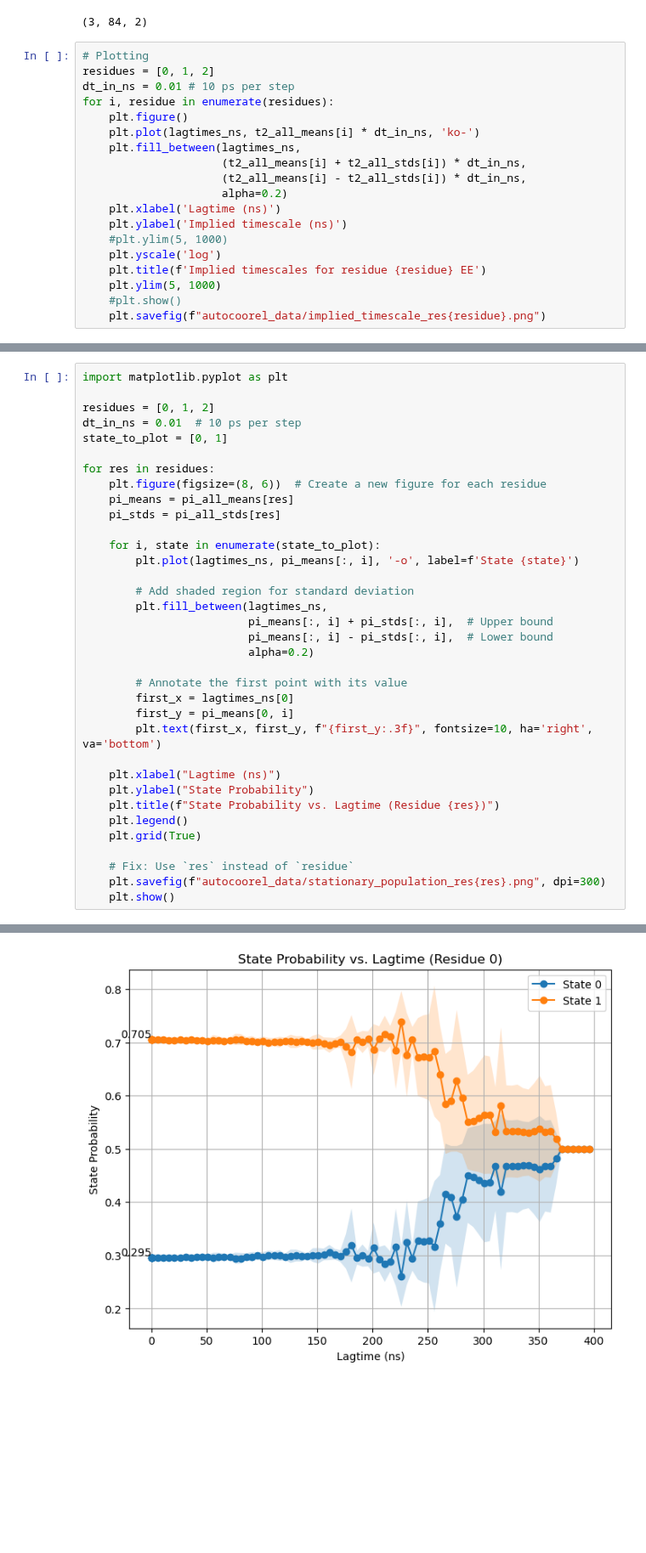
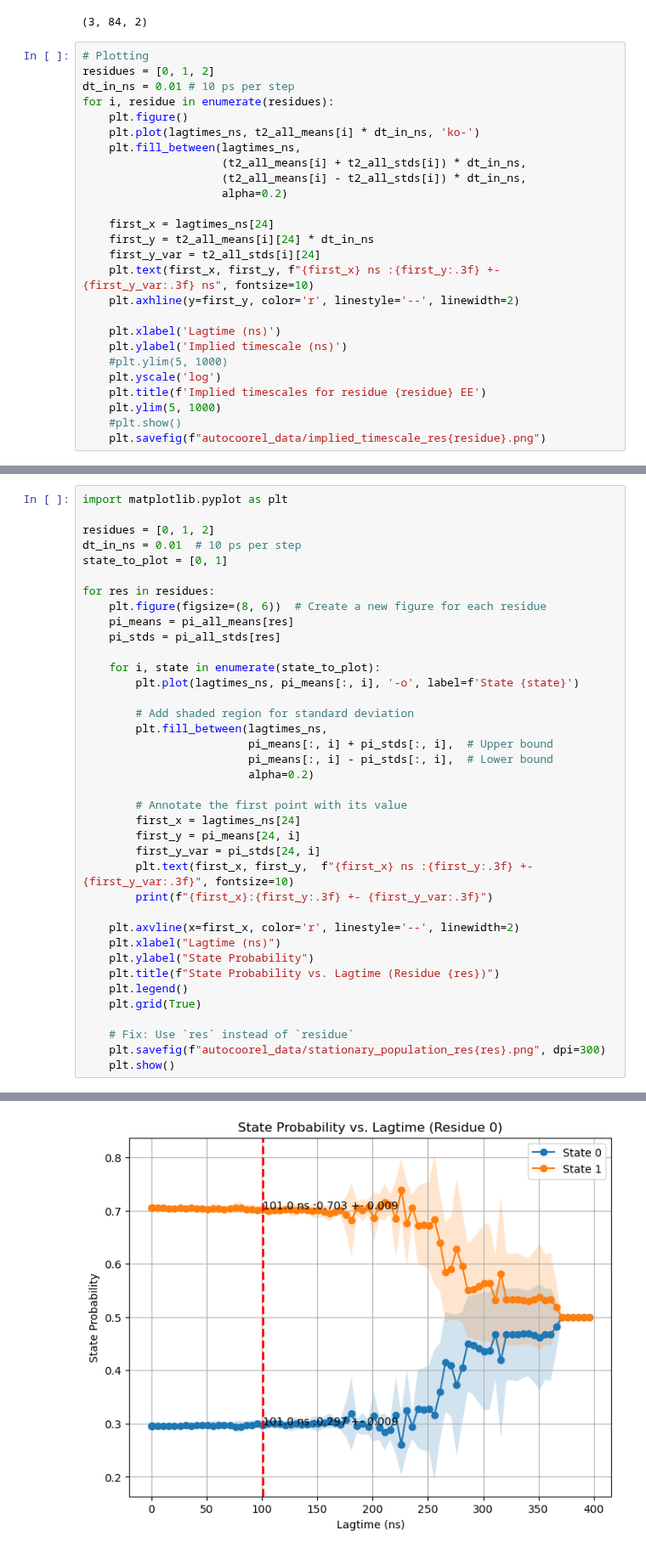
Before and after one commit to starwingc/peptoid_ESM, a Jupyter notebook: EE/analysis/implied_timescale.ipynb, the cells around one changed output, grey strips where cells are left out. Shown at 85% size. Saved outputs shown, nothing was run; the diff lists cells and outputs as text; blank space fills up the shorter version.

```diff
--- a/EE/analysis/implied_timescale.ipynb
+++ b/EE/analysis/implied_timescale.ipynb
@@ -568,6 +568,13 @@ for i, residue in enumerate(residues):
                      (t2_all_means[i] + t2_all_stds[i]) * dt_in_ns,
                      (t2_all_means[i] - t2_all_stds[i]) * dt_in_ns,
                      alpha=0.2)
+
+    first_x = lagtimes_ns[24]
+    first_y = t2_all_means[i][24] * dt_in_ns
+    first_y_var = t2_all_stds[i][24]
+    plt.text(first_x, first_y, f"{first_x} ns :{first_y:.3f} +- {first_y_var:.3f} ns", fontsize=10)
+    plt.axhline(y=first_y, color='r', linestyle='--', linewidth=2)
+
     plt.xlabel('Lagtime (ns)')
     plt.ylabel('Implied timescale (ns)')
     #plt.ylim(5, 1000)
@@ -602,10 +609,13 @@ for res in residues:
                          alpha=0.2)
 
         # Annotate the first point with its value
-        first_x = lagtimes_ns[0]
-        first_y = pi_means[0, i]
-        plt.text(first_x, first_y, f"{first_y:.3f}", fontsize=10, ha='right', va='bottom')
+        first_x = lagtimes_ns[24]
+        first_y = pi_means[24, i]
+        first_y_var = pi_stds[24, i]
+        plt.text(first_x, first_y,  f"{first_x} ns :{first_y:.3f} +- {first_y_var:.3f}", fontsize=10)
+        print(f"{first_x}:{first_y:.3f} +- {first_y_var:.3f}")
 
+    plt.axvline(x=first_x, color='r', linestyle='--', linewidth=2)
     plt.xlabel("Lagtime (ns)")
     plt.ylabel("State Probability")
     plt.title(f"State Probability vs. Lagtime (Residue {res})")
@@ -619 +631 @@ for res in residues:
-[figure, old version]
+[figure, new version]
```
Also changed, not shown: parts of 2 cells of this notebook.
